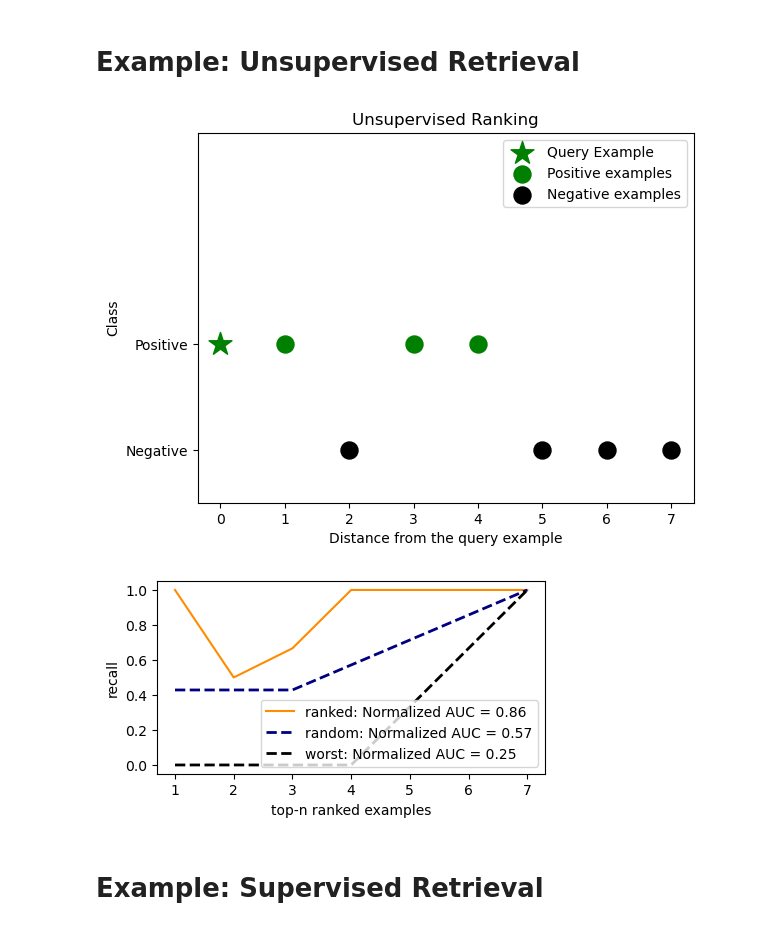
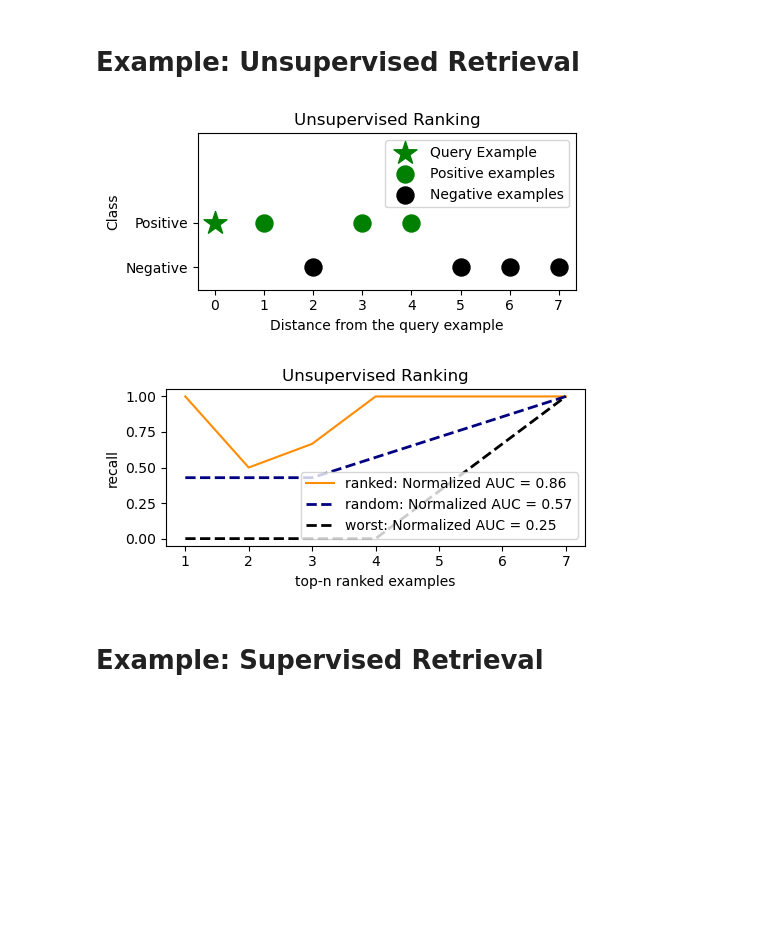
Before and after one commit to GeorgeBatch/active-data-enrichment, a Jupyter notebook: Example.ipynb, the cells around one changed output. Cells and saved outputs as stored; diff of their text form; code cells hidden in the pictures; blank space fills up the shorter version.

```diff
--- a/Example.ipynb
+++ b/Example.ipynb
@@ -4,8 +4,11 @@ import numpy as np
 import matplotlib.pyplot as plt
 # %%
 # local imports
-from metrics import ranking_auc
-from plotting import plot_ranking_curves
+from metrics import ranking_auc, NoNegativeLabelsError, NoPositiveLabelsError
+from plotting import plot_ranking_curves, DPI, FIG_SIZE
+
+# set plot parameters
+plt.rcParams["figure.figsize"] = FIG_SIZE
 # %%
 %load_ext autoreload
 %autoreload 2
@@ -13,59 +16,58 @@ from plotting import plot_ranking_curves
 # Example: Unsupervised Retrieval
 # %%
 # Sample data
-y_scores = np.array([1, 2, 3, 4, 5, 6, 7])
-y_trues = np.array([1, 0, 1, 1, 0, 0, 0])
-
-# Define colors based on y_true values
-colors = ["green" if y == 1 else "black" for y in y_trues]
+sample_scores = np.array([1, 2, 3, 4, 5, 6, 7]) # distance from the query example
+sample_labels = np.array([1, 0, 1, 1, 0, 0, 0])
 
 # Add a green star at score 0
 plt.scatter(0, 1, color="green", marker="*", s=300, label="Query Example")
 
 # Create a scatter plot
 # Create a scatter plot for green circles
-plt.scatter(y_scores[y_trues == 1], np.ones((y_trues == 1).sum()), color="green", s=150, label="Positive examples")
-
+plt.scatter(sample_scores[sample_labels == 1], np.ones((sample_labels == 1).sum()), color="green", s=150, label="Positive examples")
 # Create a scatter plot for black circles
-plt.scatter(y_scores[y_trues == 0], np.zeros((y_trues == 0).sum()), color="black", s=150, label="Negative examples")
-
-
+plt.scatter(sample_scores[sample_labels == 0], np.zeros((sample_labels == 0).sum()), color="black", s=150, label="Negative examples")
 # Add labels and title
 plt.ylim(-0.5, 3)
 plt.yticks([0, 1], ["Negative", "Positive"])
-
 plt.xlabel("Distance from the query example")
 plt.ylabel("Class")
 plt.title("Unsupervised Ranking")
 plt.legend()
-
 # Show the plot
+plt.tight_layout()
+plt.savefig("./figures/ranking_curves/example/unsupervised_data.png")
 plt.show()
-
-result = ranking_auc(
-    y_scores=y_scores,
-    y_trues=y_trues,
-    pos_label=1,
-    greater_is_better=False
-)
-# print(result)
-
-plot_ranking_curves(
-    x=result["x"],
-    y=result["y"],
-    y_expected_case=result["y_expected_case"],
-    y_worst_case=result["y_worst_case"],
-    auc=result["auc"],
-    auc_expected_case=result["auc_expected_case"],
-    auc_worst_case=result["auc_worst_case"],
-    save=True,
-    save_dir=f"./figures/ranking_curves/example",
-    save_name="unsupervised",
-    save_ext="png",
-)
+# plt.clf()  # Clear the current figure
 # %% [output]
-[figure, old version]
+[figure, new version]
-[figure, removed]
+# %%
+result = ranking_auc(
+    scores=sample_scores,
+    labels=sample_labels,
+    pos_label=1,
+    greater_is_better=False,  # lower distance means higher rank
+)
+# print(result)
+
+plot_ranking_curves(
+    x=result["x"],
+    y=result["y"],
+    y_expected_case=result["y_expected_case"],
+    y_worst_case=result["y_worst_case"],
+    auc=result["auc"],
+    auc_expected_case=result["auc_expected_case"],
+    auc_worst_case=result["auc_worst_case"],
+    plot_title="Unsupervised Ranking",
+    show=True,
+    save=True,
+    save_dir="./figures/ranking_curves/example",
+    save_name="unsupervised_performance",
+    save_ext="png",
+)
+# plt.clf()  # Clear the current figure
+# %% [output]
+[figure, added]
 # %% [markdown]
 # Example: Supervised Retrieval
 # %%
```
Also changed, not shown: parts of 3 cells of this notebook, 12 other files.
